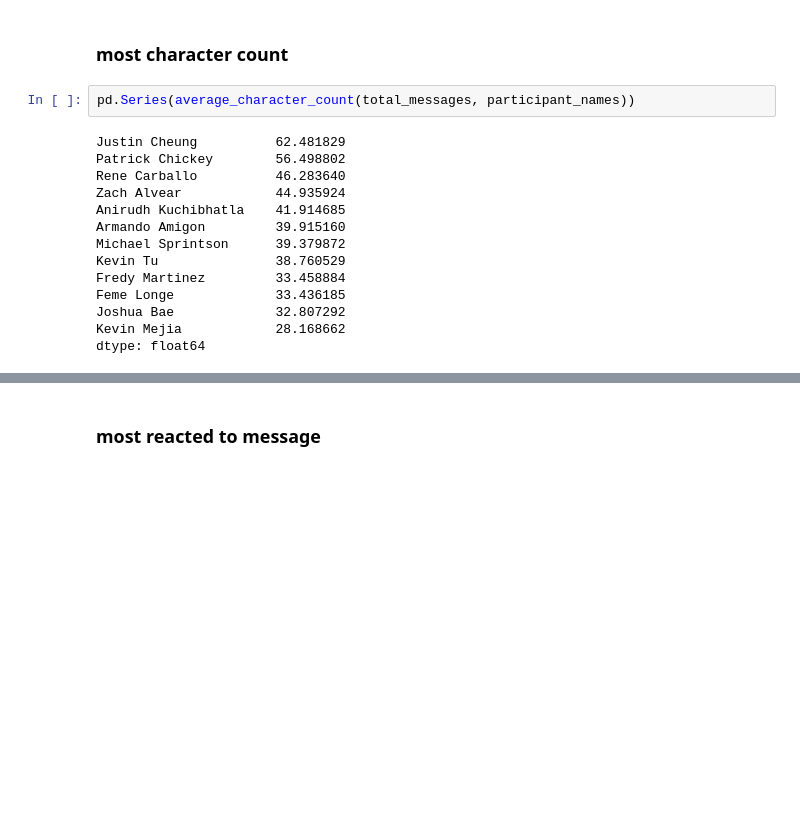
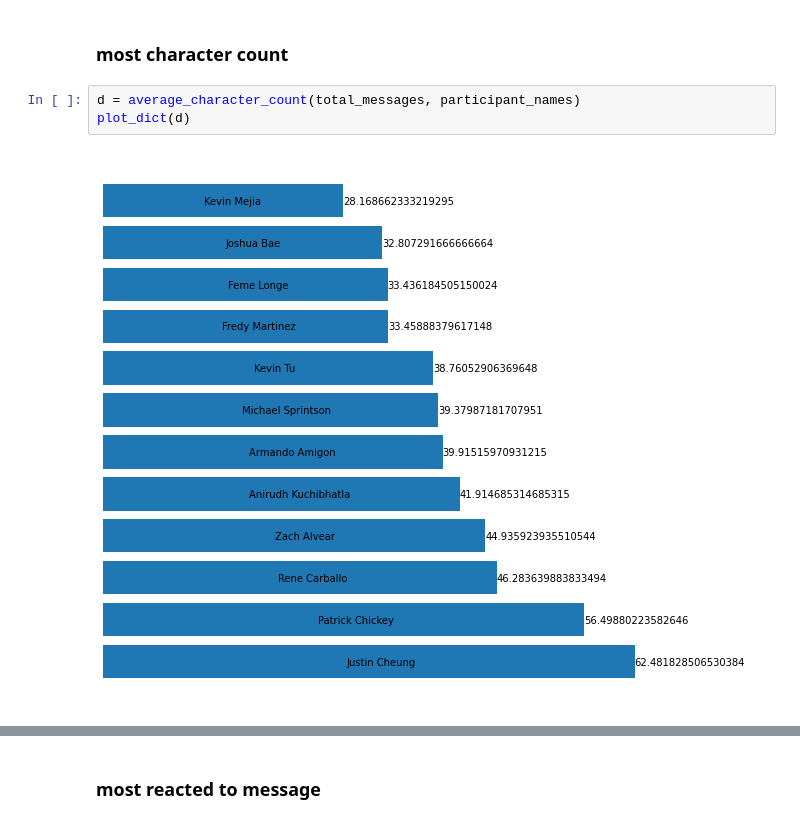
Before and after one commit to michaelsprintson/facebook_groups_analytics, a Jupyter notebook: init_attempt.ipynb, the cells around one changed output, grey strips where cells are left out. Cells and saved outputs as stored; diff of their text form; blank space fills up the shorter version.

```diff
--- a/init_attempt.ipynb
+++ b/init_attempt.ipynb
@@ -40,19 +29,8 @@ dtype: int64
 # %% [markdown]
 ### most character count
 # %%
-pd.Series(average_character_count(total_messages, participant_names))
+d = average_character_count(total_messages, participant_names)
+plot_dict(d)
 # %% [output]
-Justin Cheung          62.481829
-Patrick Chickey        56.498802
-Rene Carballo          46.283640
-Zach Alvear            44.935924
-Anirudh Kuchibhatla    41.914685
-Armando Amigon         39.915160
-Michael Sprintson      39.379872
-Kevin Tu               38.760529
-Fredy Martinez         33.458884
-Feme Longe             33.436185
-Joshua Bae             32.807292
-Kevin Mejia            28.168662
-dtype: float64
+[figure, added]
 # %%
```
Also changed, not shown: parts of 6 cells of this notebook, 1 other file.
